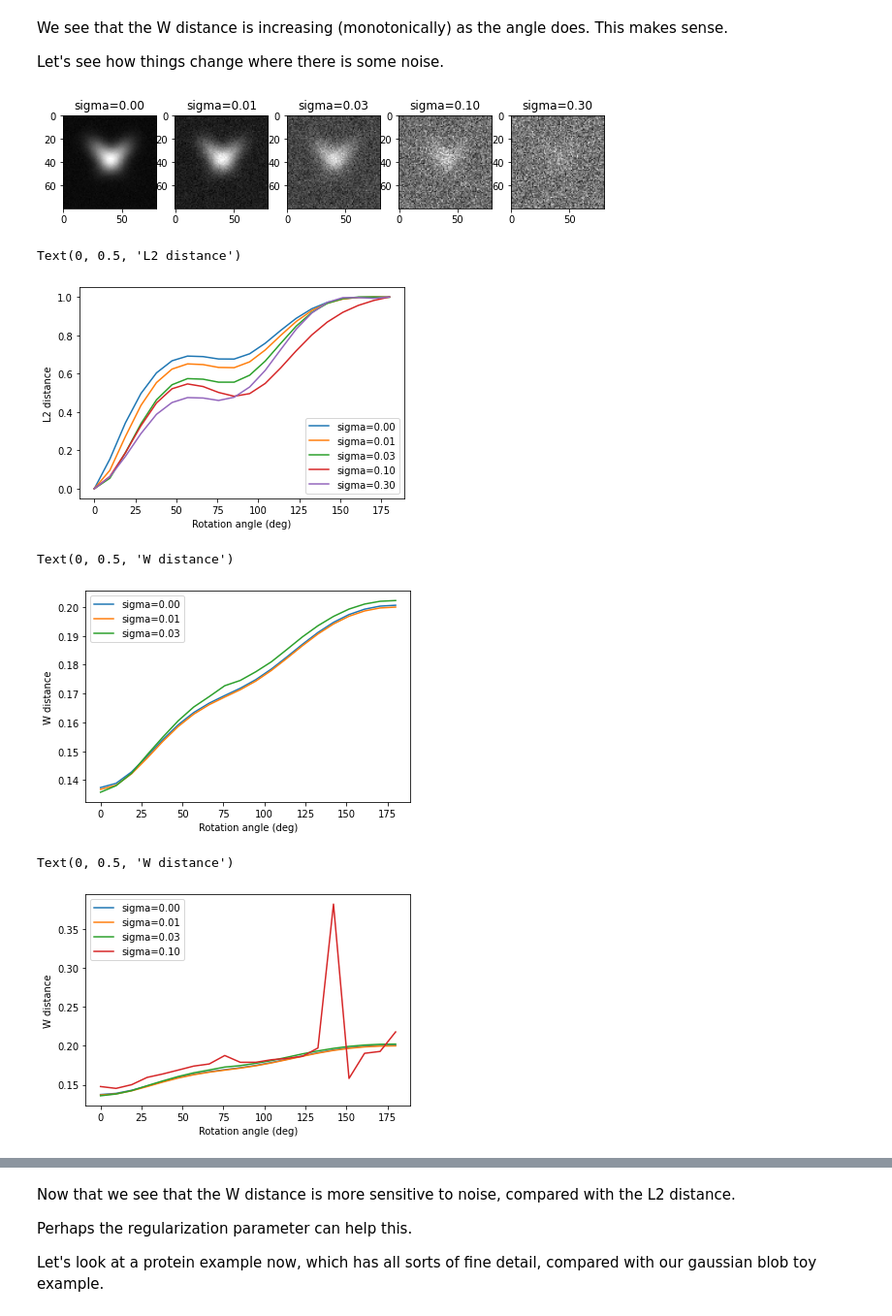
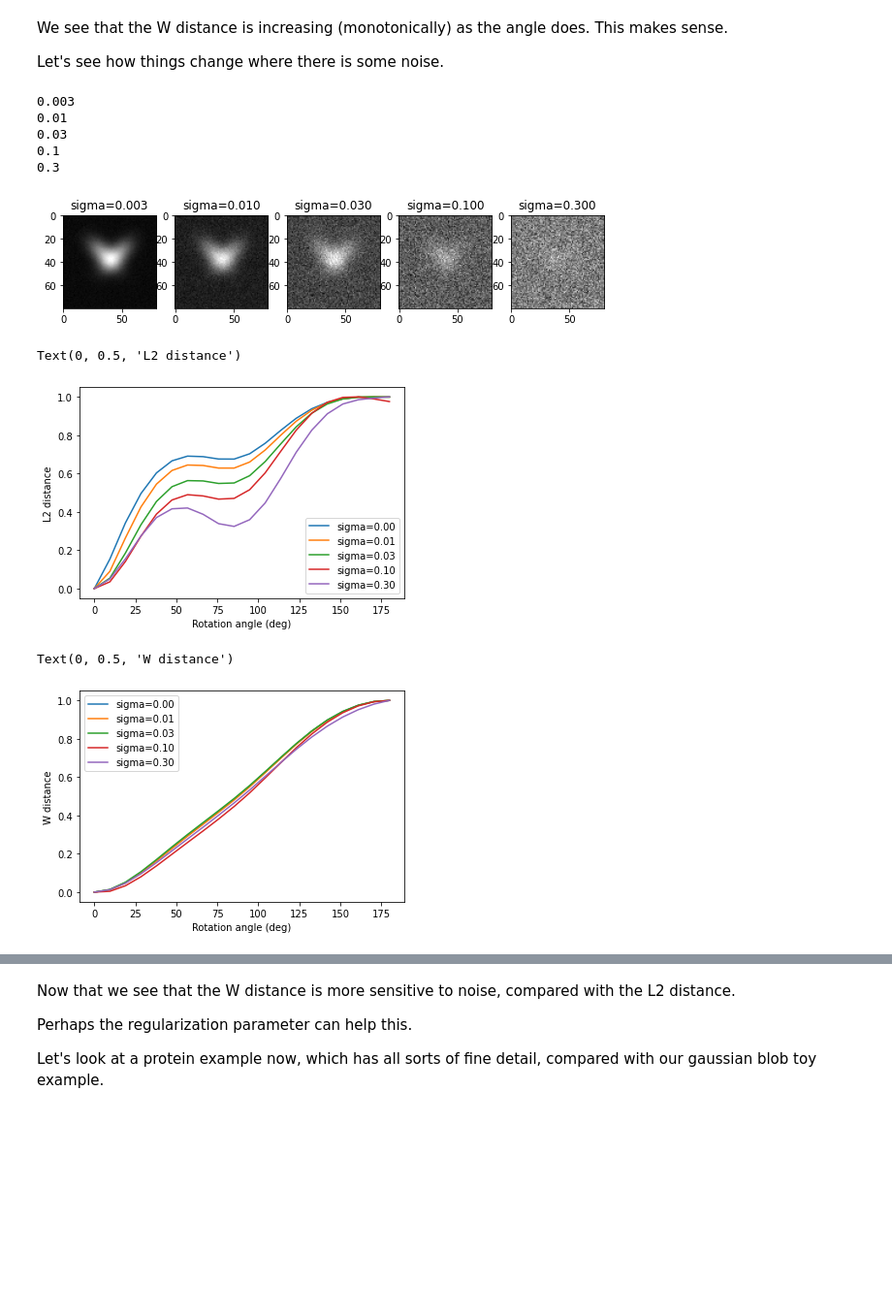
Before and after one commit to geoffwoollard/learn_cryoem_math, a Jupyter notebook: nb/ot_2d_rotate.ipynb, the cells around one changed output, grey strips where cells are left out. Shown at 97% size. Cells and saved outputs as stored; diff of their text form; code cells hidden in the pictures; blank space fills up the shorter version.

```diff
--- a/nb/ot_2d_rotate.ipynb
+++ b/nb/ot_2d_rotate.ipynb
@@ -117,4 +114,4 @@ for angle_idx, angle in enumerate(angles):
   I1_flat /= I1_flat.sum()
   I2_flat = I2[mask]
   I2_flat /= I2_flat.sum()
-  W[angle_idx] = ot.sinkhorn2(I1_flat,I2_flat,C,reg=0.1)
+  W[angle_idx] = ot.sinkhorn2(I1_flat,I2_flat,C,reg=0.5)
@@ -135,16 +134,16 @@ Let's see how things change where there is some noise.
 num_angles = 20
 angles = np.linspace(0,180,num_angles)
 sigmas = [0.003,.01, 0.03,0.1,0.3]
-#W = np.zeros((len(sigmas),num_angles))
+W = np.zeros((len(sigmas),num_angles))
 L2 = np.zeros_like(W)
 fig, axes = plt.subplots(ncols=len(sigmas),figsize=(10,10))
 
 for sigma_idx, sigma in enumerate(sigmas):
+  print(sigma)
   noise = np.random.normal(loc=0*I_2d,scale=sigma)
   axes[sigma_idx].imshow(I_2d+noise,cmap='gray')
-  axes[sigma_idx].set_title('sigma=%.2f'%sigma)
+  axes[sigma_idx].set_title('sigma=%.3f'%sigma)
   for angle_idx, angle in enumerate(angles):
-    #print(sigma,angle)
     I1 = rotate(I_2d,angle=angle/2,reshape=False)
     I2 = rotate(I_2d,angle=-angle/2,reshape=False) + noise
     I1_flat = I1[mask]
@@ -154,7 +153,12 @@ for sigma_idx, sigma in enumerate(sigmas):
     #W[sigma_idx,angle_idx] = ot.sinkhorn2(I1_flat,I2_flat,C,reg=0.1)
     L2[sigma_idx,angle_idx] = np.sqrt(((I1_flat - I2_flat)**2).sum())
 # %% [output]
+0.003
+0.01
+0.03
+0.1
+0.3
-[figure, old version]
+[figure, new version]
 # %%
 def rownorm_01(arr2d):
   arr2d -= arr2d.min(1).reshape(-1,1)
@@ -165,4 +167,5 @@ L2_01 = rownorm_01(L2.copy())
 # %%
+L2_01 = rownorm_01(L2.copy())
 for sigma_idx, sigma in enumerate(sigmas):
   sr = pd.Series(L2_01[sigma_idx,:])
   sr.index = angles
@@ -171,24 +174,16 @@ ax.set_xlabel('Rotation angle (deg)')
 ax.set_ylabel('L2 distance')
 # %% [output]
 Text(0, 0.5, 'L2 distance')
-[figure, old version]
+[figure, new version]
 # %%
-for sigma_idx, sigma in enumerate(sigmas[:-2]):
-  sr = pd.Series(W[sigma_idx,:])
+W_01 = rownorm_01(W.copy())
+
+for sigma_idx, sigma in enumerate(sigmas):
+  sr = pd.Series(W_01[sigma_idx,:])
   sr.index = angles
   ax = sr.plot(label='sigma=%.2f'%sigma,legend=True)
 ax.set_xlabel('Rotation angle (deg)')
 ax.set_ylabel('W distance')
 # %% [output]
 Text(0, 0.5, 'W distance')
-[figure, old version]
+[figure, new version]
-# %%
-for sigma_idx, sigma in enumerate(sigmas[:-1]):
-  sr = pd.Series(W[sigma_idx,:])
-  sr.index = angles
-  ax = sr.plot(label='sigma=%.2f'%sigma,legend=True)
-ax.set_xlabel('Rotation angle (deg)')
-ax.set_ylabel('W distance')
-# %% [output]
-Text(0, 0.5, 'W distance')
-[figure, removed]
```
Also changed, not shown: parts of 12 cells of this notebook.
